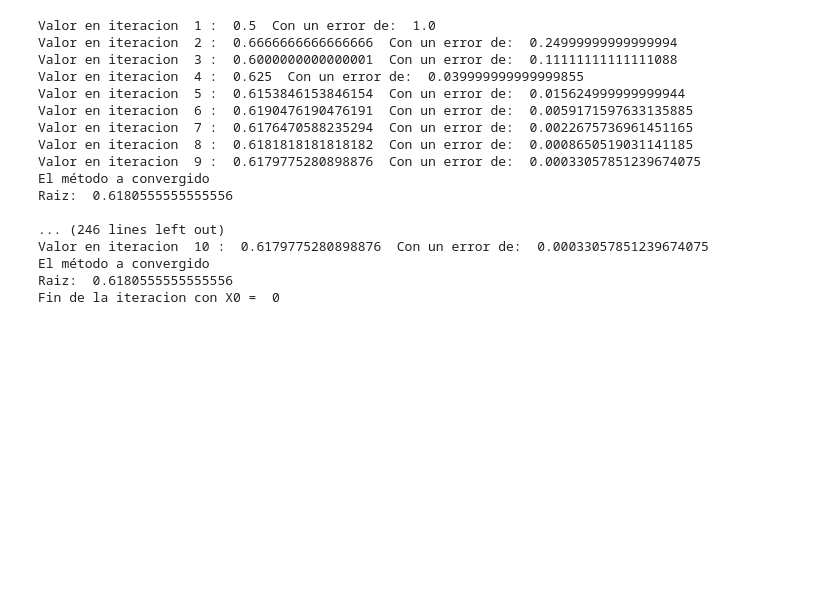
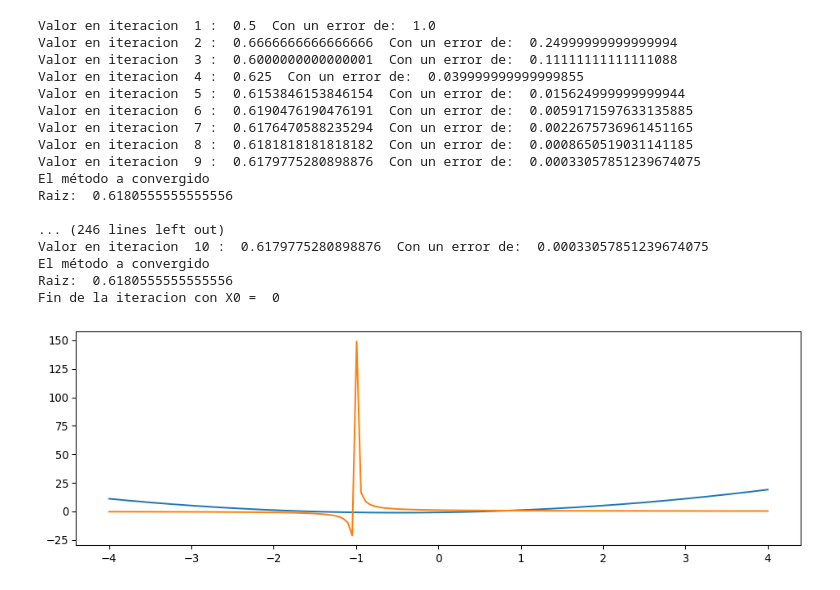
Before and after one commit to NazaretCS/Facultad-M-todosNumericos, a Jupyter notebook: TP2_CAMPOS_NAZARET.ipynb, the cells around one changed output. Cells and saved outputs as stored; diff of their text form; code cells hidden in the pictures; blank space fills up the shorter version.

```diff
--- a/TP2_CAMPOS_NAZARET.ipynb
+++ b/TP2_CAMPOS_NAZARET.ipynb
@@ -468,6 +468,24 @@ NewtonRaphson((0.5), 1.0E-3, 150, f4, d4)
 print('\n\n__________   Método De NEWTON-RAPHSON CON F5   __________\n')
 #NewtonRaphson(sqrt((1/5)), 1.0E-3, 150)
 NewtonRaphson((2), 1.0E-3, 150, f5, d5)
+# %%
+# Punto 4
+
+
+"""
+f(x) original: sen(x)
+Tangente a la recta de pendiente m=-0.48
+intervalo [0, pi]
+
+0.48 = F(x)
+
+df(x) = cos(x)
+
+
+"""
+
+def f(x):
+    return (  )
 # %%
 # Parte 2 del TP
 
@@ -579,3 +622,30 @@ Valor en iteracion  10 :  0.6179775280898876  Con un error de:  0.00033057851239
 El método a convergido
 Raiz:  0.6180555555555556
 Fin de la iteracion con X0 =  0
+# %%
+
+
+import numpy as np
+import matplotlib.pyplot as plt
+
+x = np.linspace(-4, 4, 150)
+
+def f(x):
+    return (x**2 + x -1)
+
+def g(x):
+    return ( 1 / (1 + x))
+
+
+plt.figure(1,(12,8),95,'w','g')
+plt.subplot(2,1,1)
+
+
+
+
+plt.plot(x, f(x))
+plt.plot(x, g(x))
+
+plt.show()
+# %% [output]
+[figure, added]
```
Also changed, not shown: parts of 2 cells of this notebook, 1 other file.
